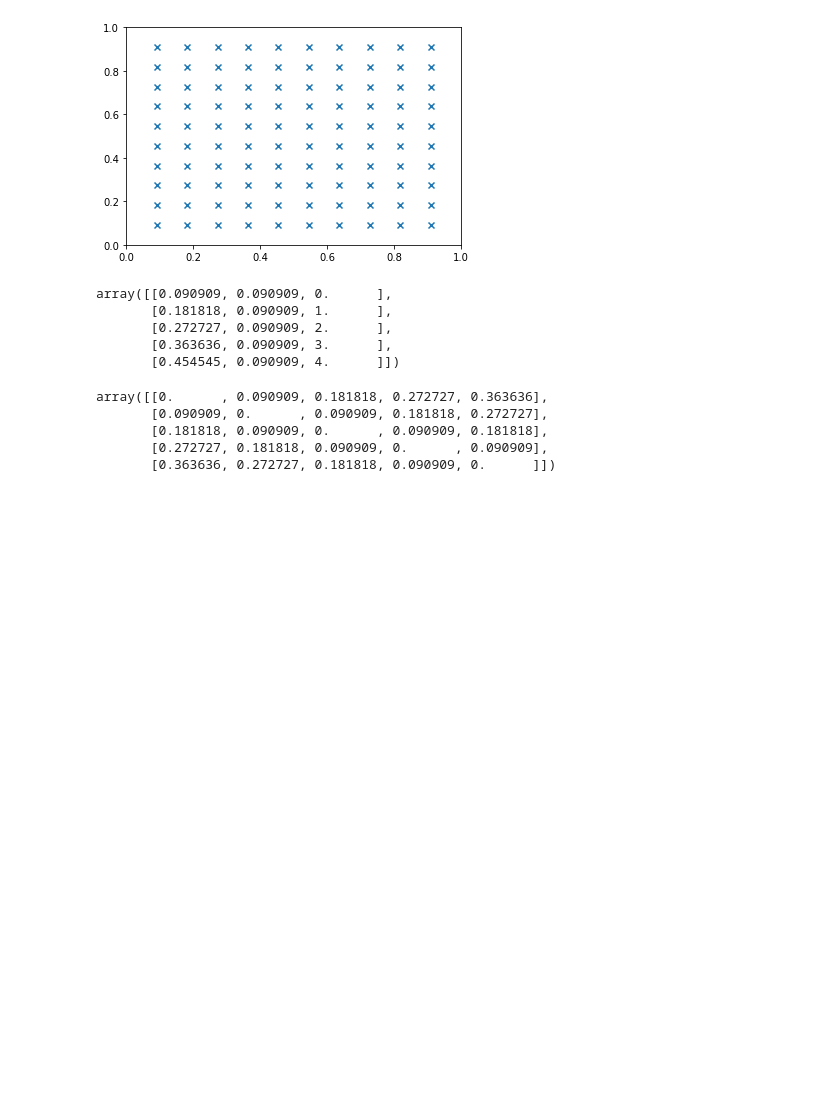
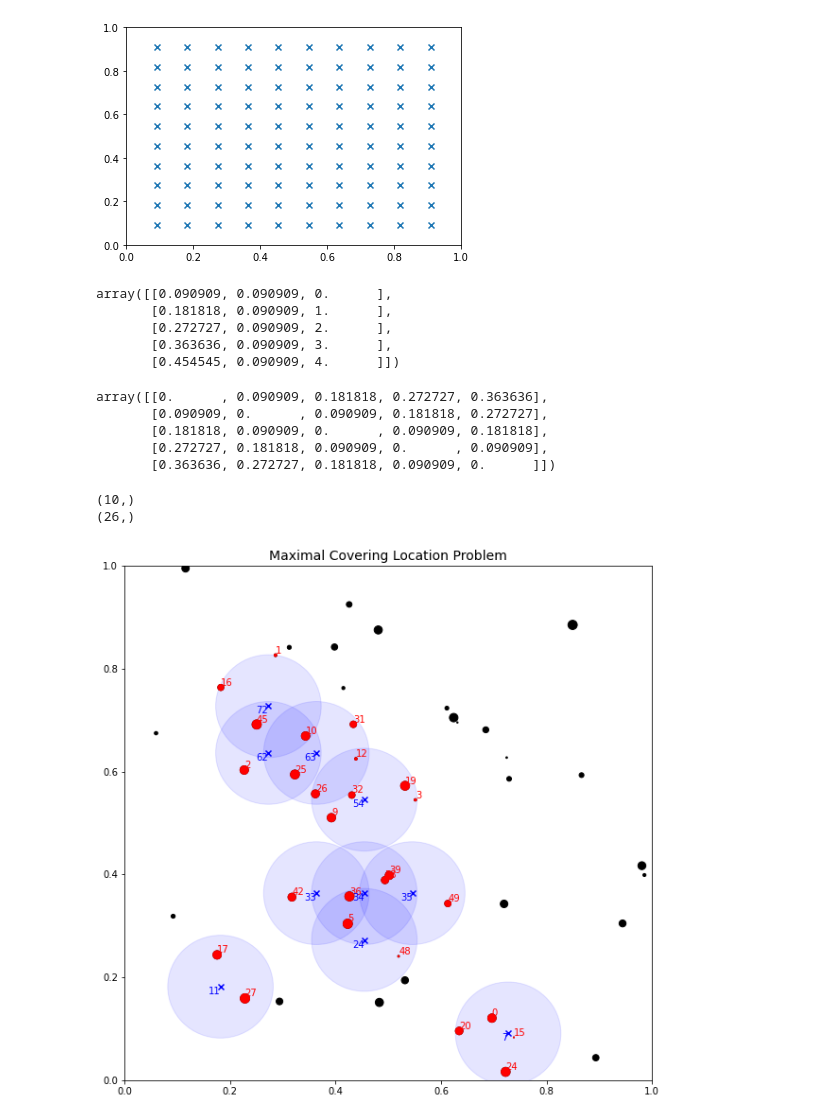
Before and after one commit to barguzin/spatial_heuristics, a Jupyter notebook: check_funs.ipynb, the cells around one changed output. Cells and saved outputs as stored; diff of their text form; code cells hidden in the pictures; blank space fills up the shorter version.

```diff
--- a/check_funs.ipynb
+++ b/check_funs.ipynb
@@ -40,0 +45,6 @@ gc(0.1)
+# %%
+plot_solution(0.1)
+# %% [output]
+(10,)
+(26,)
+[figure, added]
```
Also changed, not shown: parts of 3 cells of this notebook, 1 other file.
